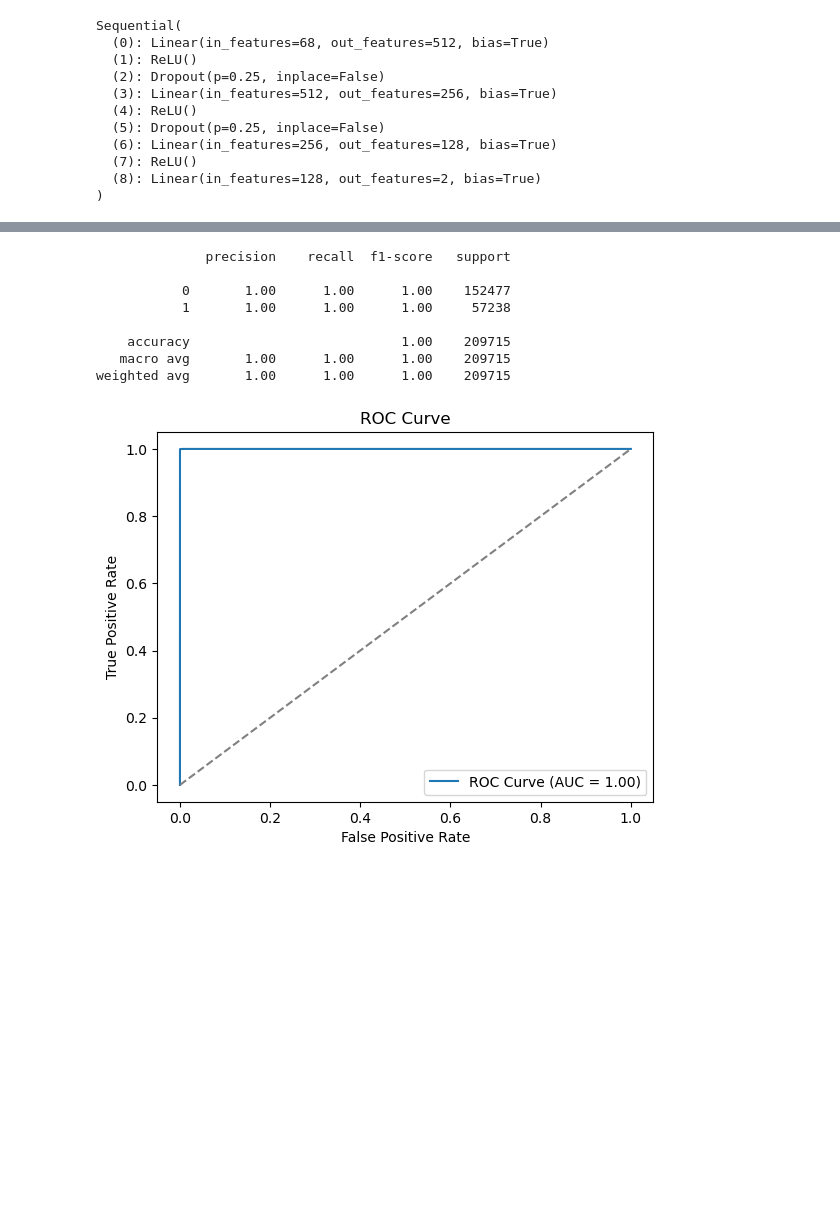
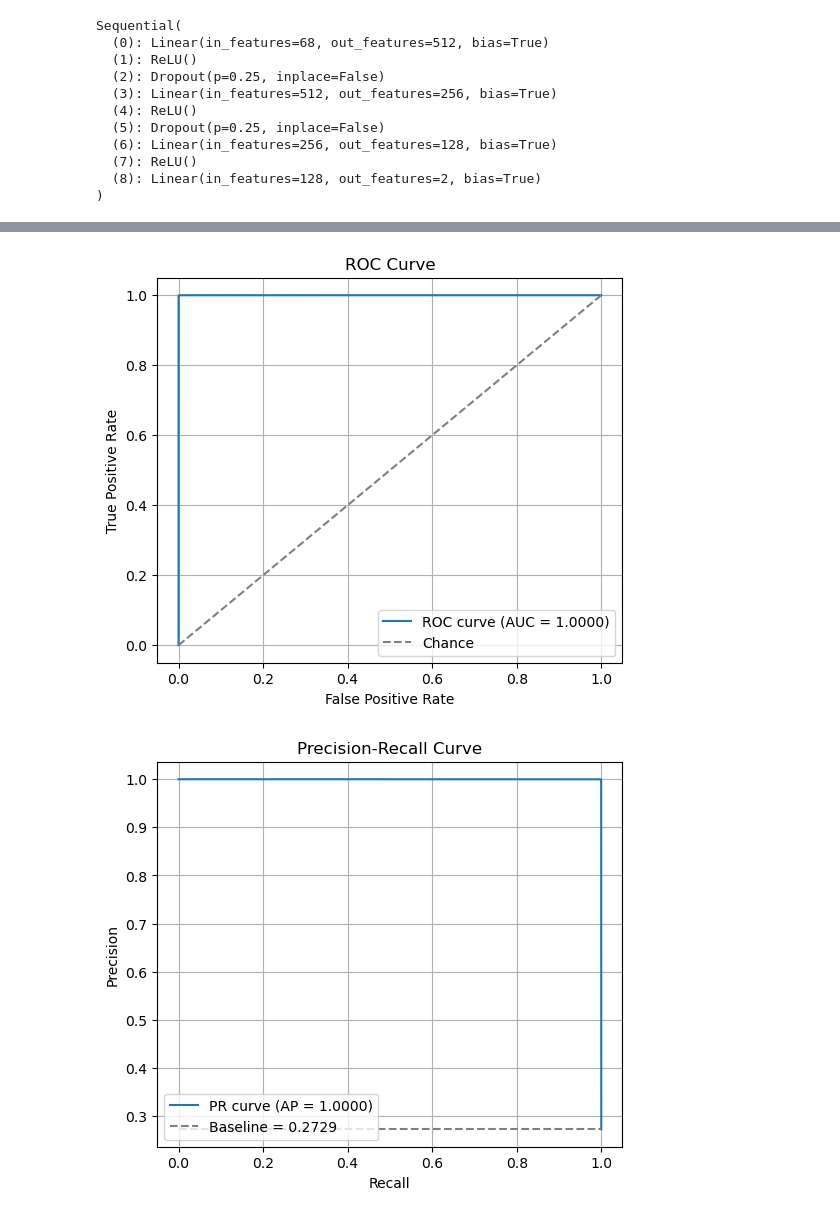
Before and after one commit to Nishchal-Panta/Cybersecurity_threat_detection, a Jupyter notebook: nn-cybersecurity_threat_detection.ipynb, the cells around one changed output, grey strips where cells are left out. Cells and saved outputs as stored; diff of their text form; code cells hidden in the pictures; blank space fills up the shorter version.

```diff
--- a/nn-cybersecurity_threat_detection.ipynb
+++ b/nn-cybersecurity_threat_detection.ipynb
@@ -305,6 +302,9 @@ criterion = nn.CrossEntropyLoss(weight=weight_tensor)
 X_train_tensor = torch.tensor(X_train.select_dtypes(include=['float64']).values, dtype=torch.float32)
 y_train_tensor = torch.tensor(y_train.values.astype(float), dtype=torch.long)
 train_dataset = TensorDataset(X_train_tensor, y_train_tensor)
+test_dataset  = TensorDataset(torch.tensor(X_test.select_dtypes(include=['float64']).values, dtype=torch.float32),
+                              torch.tensor(y_test.values.astype(float), dtype=torch.long))
+test_loader   = DataLoader(test_dataset,   batch_size=2048, shuffle=False)
 val_dataset= TensorDataset(X_train_tensor, y_train_tensor)
 train_loader = DataLoader(train_dataset, batch_size=1024, shuffle=True)
 val_loader   = DataLoader(val_dataset,   batch_size=2048, shuffle=False)
@@ -399,26 +477,50 @@ plt.show()
-# %%
-print(classification_report(y_test_tensor, y_pred))
-# %% [output]
-              precision    recall  f1-score   support
-
-           0       1.00      1.00      1.00    152477
-           1       1.00      1.00      1.00     57238
-
-    accuracy                           1.00    209715
-   macro avg       1.00      1.00      1.00    209715
-weighted avg       1.00      1.00      1.00    209715
 # %%
 #ROC Curve
-y_probs = torch.softmax(model(X_test_tensor), dim=1)[:,1].detach().numpy()
-fpr, tpr, _ = roc_curve(y_test_tensor, y_probs)
-roc_auc = auc(fpr, tpr)
+num_classes = len(np.unique(labels))
+if num_classes == 2:
+    pos_probs = probs[:, 1]
+    fpr, tpr, _ = roc_curve(labels, pos_probs, pos_label=1)
+    roc_auc = auc(fpr, tpr)
+    precision, recall, _ = precision_recall_curve(labels, pos_probs, pos_label=1)
+    avg_prec = average_precision_score(labels, pos_probs)
 
-plt.plot(fpr, tpr, label=f'ROC Curve (AUC = {roc_auc:.2f})')
-plt.plot([0, 1], [0, 1], linestyle='--', color='gray')
-plt.xlabel('False Positive Rate')
-plt.ylabel('True Positive Rate')
-plt.title('ROC Curve')
-plt.legend()
-plt.show()
+    #Plotting ROC
+    plt.figure(figsize=(6,5))
+    plt.plot(fpr, tpr, label=f'ROC curve (AUC = {roc_auc:.4f})')
+    plt.plot([0,1], [0,1], linestyle='--', color='gray', label='Chance')
+    plt.xlabel('False Positive Rate')
+    plt.ylabel('True Positive Rate')
+    plt.title('ROC Curve')
+    plt.legend(loc='lower right')
+    plt.grid(True)
+    plt.show()
+    plt.figure(figsize=(6,5))
+    plt.plot(recall, precision, label=f'PR curve (AP = {avg_prec:.4f})')
+    baseline = (labels == 1).mean()
+    plt.hlines(baseline, 0, 1, colors='gray', linestyles='--', label=f'Baseline = {baseline:.4f}')
+    plt.xlabel('Recall')
+    plt.ylabel('Precision')
+    plt.title('Precision-Recall Curve')
+    plt.legend(loc='lower left')
+    plt.grid(True)
+    plt.show()
+else:
+    labels_bin = label_binarize(labels, classes=range(num_classes))
+    aucs = []
+    plt.figure(figsize=(7,6))
+    for c in range(num_classes):
+        fpr, tpr, _ = roc_curve(labels_bin[:, c], probs[:, c])
+        auc_c = auc(fpr, tpr)
+        aucs.append(auc_c)
+        plt.plot(fpr, tpr, label=f'class {c} (AUC={auc_c:.3f})')
+    plt.plot([0,1], [0,1], 'k--', linewidth=0.6)
+    plt.xlabel('False Positive Rate')
+    plt.ylabel('True Positive Rate')
+    plt.title('Multiclass ROC (one-vs-rest)')
+    plt.legend()
+    plt.grid(True)
+    plt.show()
+    print("Per-class AUCs:", aucs)
 # %% [output]
-[figure, old version]
+[figure, new version]
+[figure, added]
```
Also changed, not shown: parts of 9 cells of this notebook.
